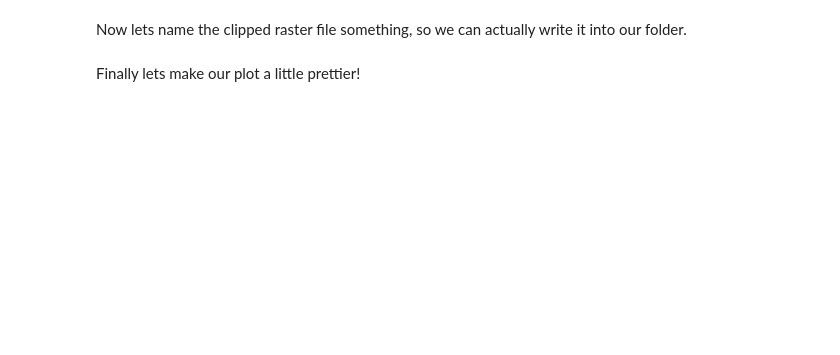
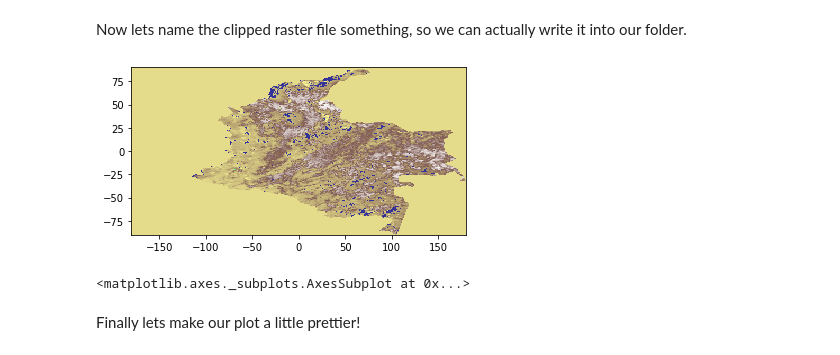
Before and after one commit to JELambert/POS4764, a Jupyter notebook: Labs/Lab 8 (Geoprocessing Toolkit 2).ipynb, the cells around one changed output. Drawn from its saved outputs; the diff is of its cells as text; code cells hidden in the pictures; blank space fills up the shorter version.

```diff
--- a/Labs/Lab 8 (Geoprocessing Toolkit 2).ipynb
+++ b/Labs/Lab 8 (Geoprocessing Toolkit 2).ipynb
@@ -242,7 +396,10 @@ with rasterio.open(out_tif, "w", **out_meta) as dest:
 # %%
 clipped = rasterio.open(out_tif)
 # %%
-show(clipped)
+show(clipped, cmap='terrain')
+# %% [output]
+[figure, added]
+<matplotlib.axes._subplots.AxesSubplot at 0x...>
 # %% [markdown]
 Finally lets make our plot a little prettier!
 # %%
```
Also changed, not shown: parts of 22 cells of this notebook, 12 other files.
